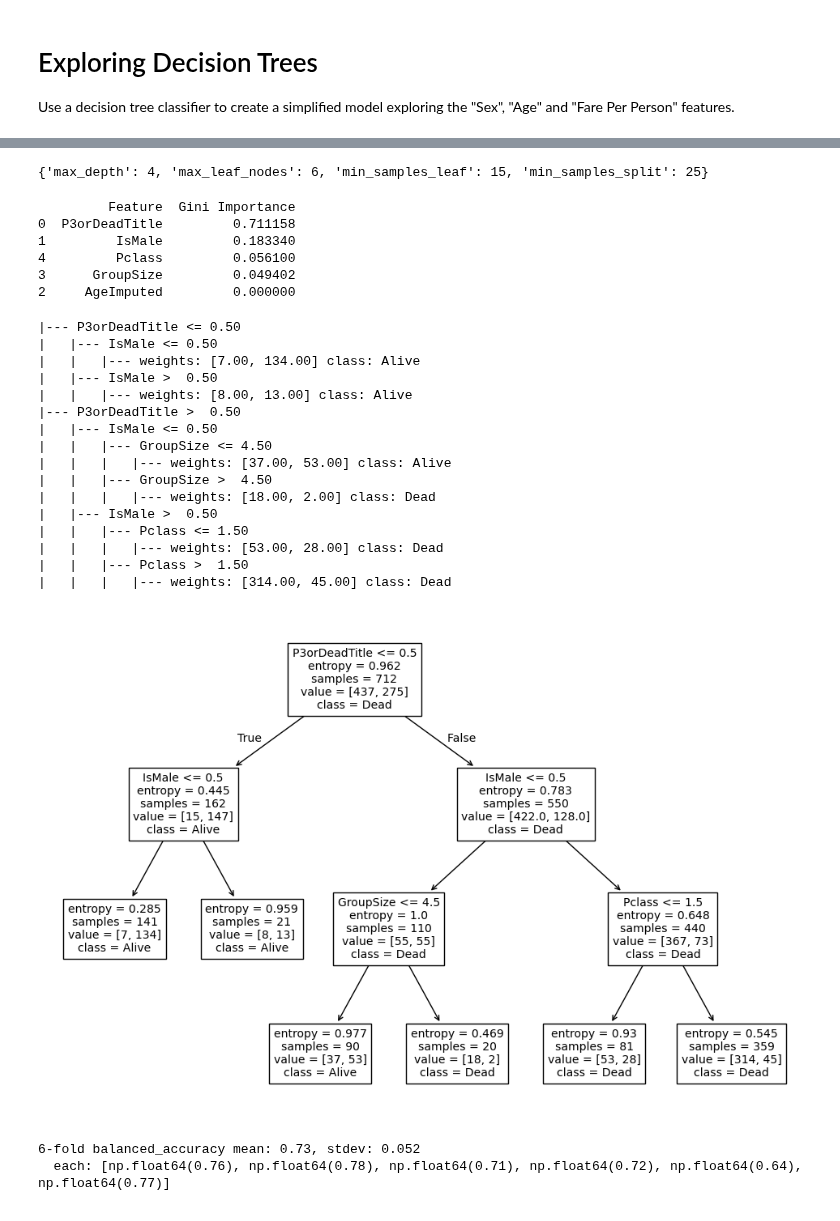
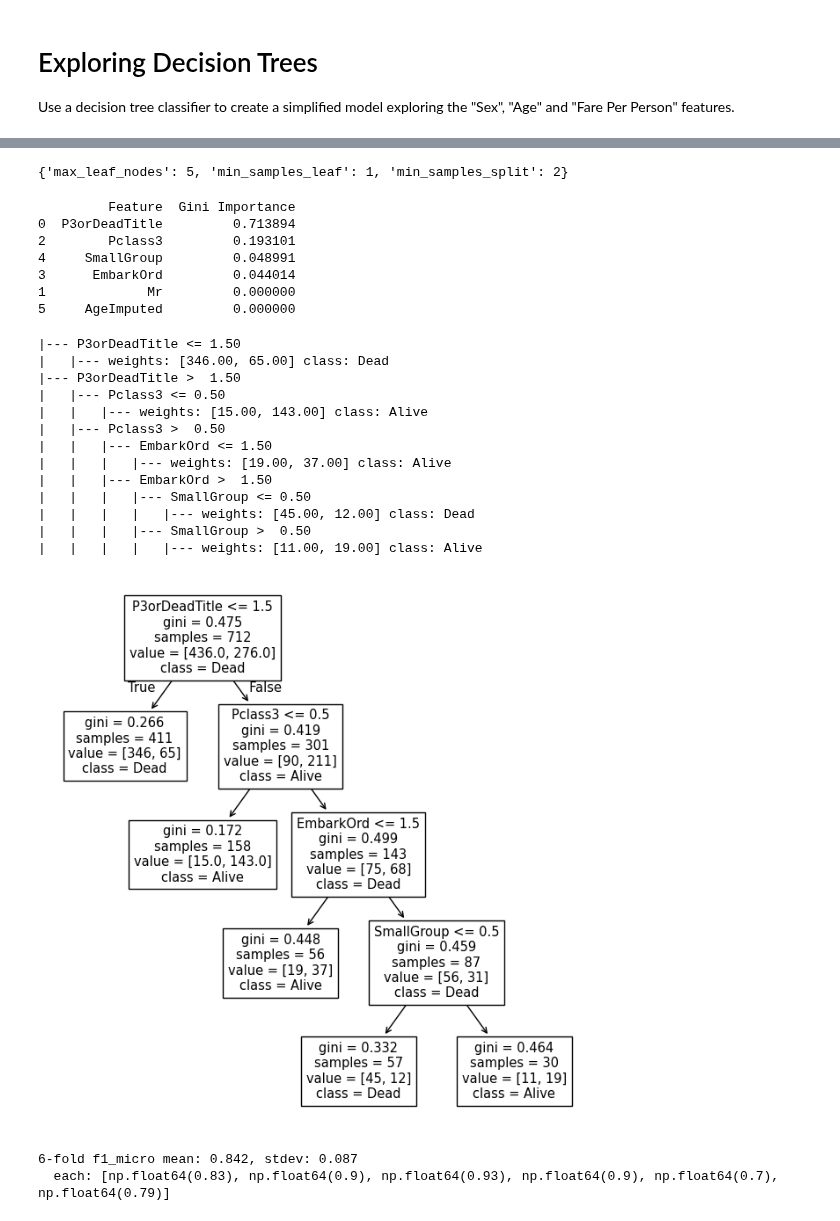
Before and after one commit to jmartenstein/titanic-ml, a Jupyter notebook: src/nb04_decisions.ipynb, the cells around one changed output, grey strips where cells are left out. Saved outputs shown, nothing was run; the diff lists cells and outputs as text; code cells hidden in the pictures.

Commit message:
Update Decision Tree Notebook

```diff
--- a/src/nb04_decisions.ipynb
+++ b/src/nb04_decisions.ipynb
@@ -25,7 +25,7 @@ print(df_.shape)
 #x_colnames = [ "P3orDeadTitle", "HasCabin", "AgeImputed", "FarePerPerson", "Pclass", "CabinF" ]
 #x_colnames = [ "P3orDeadTitle", "HasCabin", "Pclass", "TitleOrd", "Mr", "CabinOrd",
 #               "FarePerPerson", "AgeImputed", "EmbarkOrd", "SexOrd" ]
-x_colnames = [ "P3orDeadTitle", "IsMale", "AgeImputed", "GroupSize", "Pclass" ]
+x_colnames = [  "P3orDeadTitle", "Mr", "Pclass3", "EmbarkOrd", "SmallGroup", "AgeImputed" ]
 y_colname = [ "Survived" ]
 
 X = df_[ x_colnames ]
@@ -51,18 +52,17 @@ memory usage: 34.9 KB
 None
 # %%
 n_folds = 6
-s_scoring = "balanced_accuracy"
+s_scoring = "f1_micro"
 
 param_dist = {
-    'max_leaf_nodes': [ 6 ],
-    'max_depth': [ 4 ],
-    'min_samples_split': [ 25 ],
-    'min_samples_leaf': [ 15 ]
+    'max_leaf_nodes': [ 5 ],
+    'min_samples_split': [ 2 ],
+    'min_samples_leaf': [ 1 ]
 }
 
 
 # Create a decision tree classifier
-clf = tr.DecisionTreeClassifier(criterion='entropy')
+clf = tr.DecisionTreeClassifier(criterion='gini')
 
 grid_search = mds.GridSearchCV( estimator=clf,
                                 param_grid=param_dist,
@@ -79,7 +79,7 @@ model       = grid_search.best_estimator_
 print(best_params)
 print()
 # %% [output]
-{'max_depth': 4, 'max_leaf_nodes': 6, 'min_samples_leaf': 15, 'min_samples_split': 25}
+{'max_leaf_nodes': 5, 'min_samples_leaf': 1, 'min_samples_split': 2}
 # %%
 importances = model.feature_importances_
 feature_imp_df = pd.DataFrame(
@@ -88,36 +88,34 @@ feature_imp_df = pd.DataFrame(
 print(feature_imp_df)
 # %% [output]
          Feature  Gini Importance
-0  P3orDeadTitle         0.711158
-1         IsMale         0.183340
-4         Pclass         0.056100
-3      GroupSize         0.049402
-2     AgeImputed         0.000000
+0  P3orDeadTitle         0.713894
+2        Pclass3         0.193101
+4     SmallGroup         0.048991
+3      EmbarkOrd         0.044014
+1             Mr         0.000000
+5     AgeImputed         0.000000
 # %%
 print(tr.export_text(model, show_weights=True, feature_names=x_colnames, class_names=['Dead', 'Alive']))
 # %% [output]
-|--- P3orDeadTitle <= 0.50
-|   |--- IsMale <= 0.50
-|   |   |--- weights: [7.00, 134.00] class: Alive
-|   |--- IsMale >  0.50
-|   |   |--- weights: [8.00, 13.00] class: Alive
-|--- P3orDeadTitle >  0.50
-|   |--- IsMale <= 0.50
-|   |   |--- GroupSize <= 4.50
-|   |   |   |--- weights: [37.00, 53.00] class: Alive
-|   |   |--- GroupSize >  4.50
-|   |   |   |--- weights: [18.00, 2.00] class: Dead
-|   |--- IsMale >  0.50
-|   |   |--- Pclass <= 1.50
-|   |   |   |--- weights: [53.00, 28.00] class: Dead
-|   |   |--- Pclass >  1.50
-|   |   |   |--- weights: [314.00, 45.00] class: Dead
+|--- P3orDeadTitle <= 1.50
+|   |--- weights: [346.00, 65.00] class: Dead
+|--- P3orDeadTitle >  1.50
+|   |--- Pclass3 <= 0.50
+|   |   |--- weights: [15.00, 143.00] class: Alive
+|   |--- Pclass3 >  0.50
+|   |   |--- EmbarkOrd <= 1.50
+|   |   |   |--- weights: [19.00, 37.00] class: Alive
+|   |   |--- EmbarkOrd >  1.50
+|   |   |   |--- SmallGroup <= 0.50
+|   |   |   |   |--- weights: [45.00, 12.00] class: Dead
+|   |   |   |--- SmallGroup >  0.50
+|   |   |   |   |--- weights: [11.00, 19.00] class: Alive
 # %%
-plt.figure(figsize=(12, 8))
+plt.figure(figsize=(8, 8))
 tr.plot_tree(model, feature_names=x_colnames, class_names=['Dead', 'Alive'])
 plt.show()
 # %% [output]
-[figure, old version]
+[figure, new version]
 # %%
 l_raw_scores = mds.cross_val_score(model, X_test, y_test, scoring=s_scoring, cv=n_folds)
 l_scores = [ round(i, 2) for i in l_raw_scores ]
@@ -128,8 +126,8 @@ std_score = round(st.stdev(l_scores), 3)
 print(f"{n_folds}-fold {s_scoring} mean: {mean_score}, stdev: {std_score}")
 print(f"  each: {l_scores}")
 # %% [output]
-6-fold balanced_accuracy mean: 0.73, stdev: 0.052
-  each: [np.float64(0.76), np.float64(0.78), np.float64(0.71), np.float64(0.72), np.float64(0.64), np.float64(0.77)]
+6-fold f1_micro mean: 0.842, stdev: 0.087
+  each: [np.float64(0.83), np.float64(0.9), np.float64(0.93), np.float64(0.9), np.float64(0.7), np.float64(0.79)]
 # %%
 # calculate test ROC curve
 y_test_preds_proba  = model.predict_proba(X_test)
```
Also changed, not shown: parts of 5 cells of this notebook.
